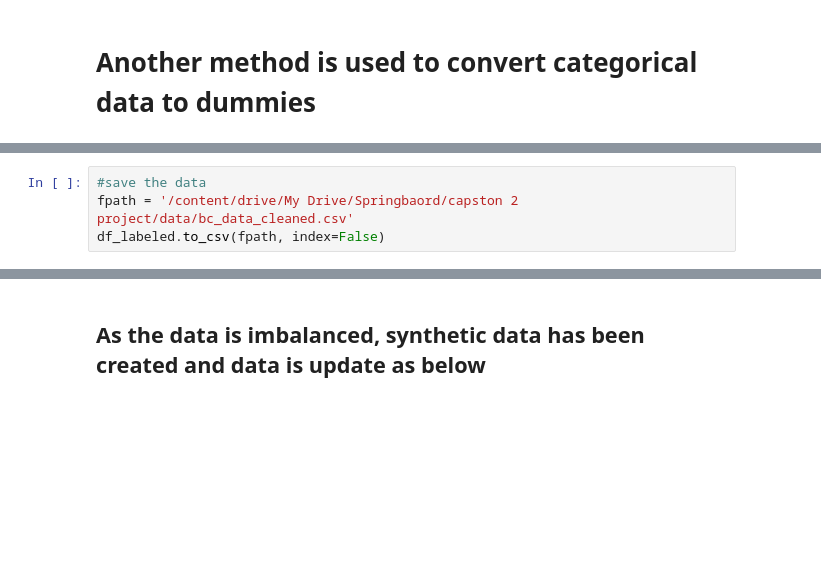
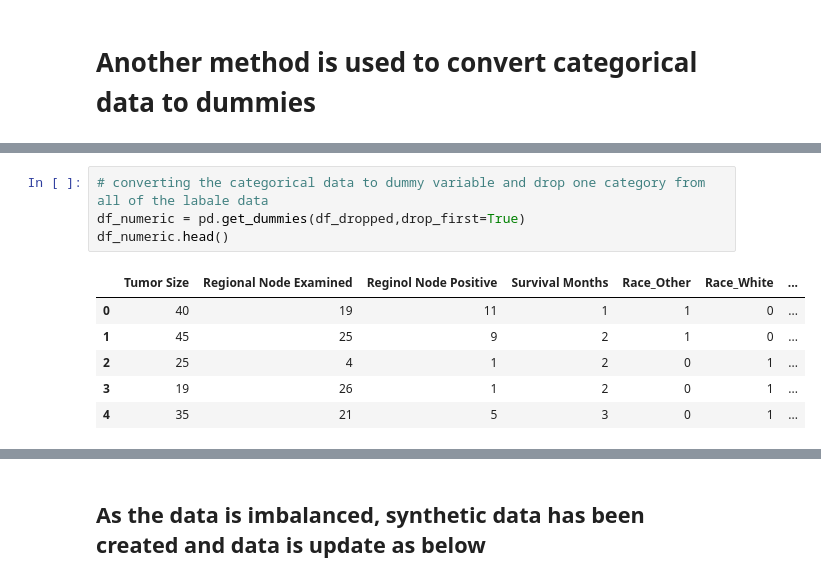
Before and after one commit to nakisa84/Springboard, a Jupyter notebook: capston 2 project/notebooks/BC-DataWrangling.ipynb, the cells around one changed output, grey strips where cells are left out. Cells and saved outputs as stored; diff of their text form; blank space fills up the shorter version.

```diff
--- a/capston 2 project/notebooks/BC-DataWrangling.ipynb
+++ b/capston 2 project/notebooks/BC-DataWrangling.ipynb
@@ -283,4 +287,11 @@ Summary for: "Grade"
-# %%
-#save the data
-fpath = '/content/drive/My Drive/Springbaord/capston 2 project/data/bc_data_cleaned.csv'
-df_labeled.to_csv(fpath, index=False)
+# %%
+# converting the categorical data to dummy variable and drop one category from all of the labale data
+df_numeric = pd.get_dummies(df_dropped,drop_first=True)
+df_numeric.head()
+# %% [output]
+|  | Tumor Size | Regional Node Examined | Reginol Node Positive | Survival Months | Race_Other | Race_White | ... |
+| 0 | 40 | 19 | 11 | 1 | 1 | 0 | ... |
+| 1 | 45 | 25 | 9 | 2 | 1 | 0 | ... |
+| 2 | 25 | 4 | 1 | 2 | 0 | 1 | ... |
+| 3 | 19 | 26 | 1 | 2 | 0 | 1 | ... |
+| 4 | 35 | 21 | 5 | 3 | 0 | 1 | ... |
```
Also changed, not shown: parts of 14 cells of this notebook, 5 other files.
